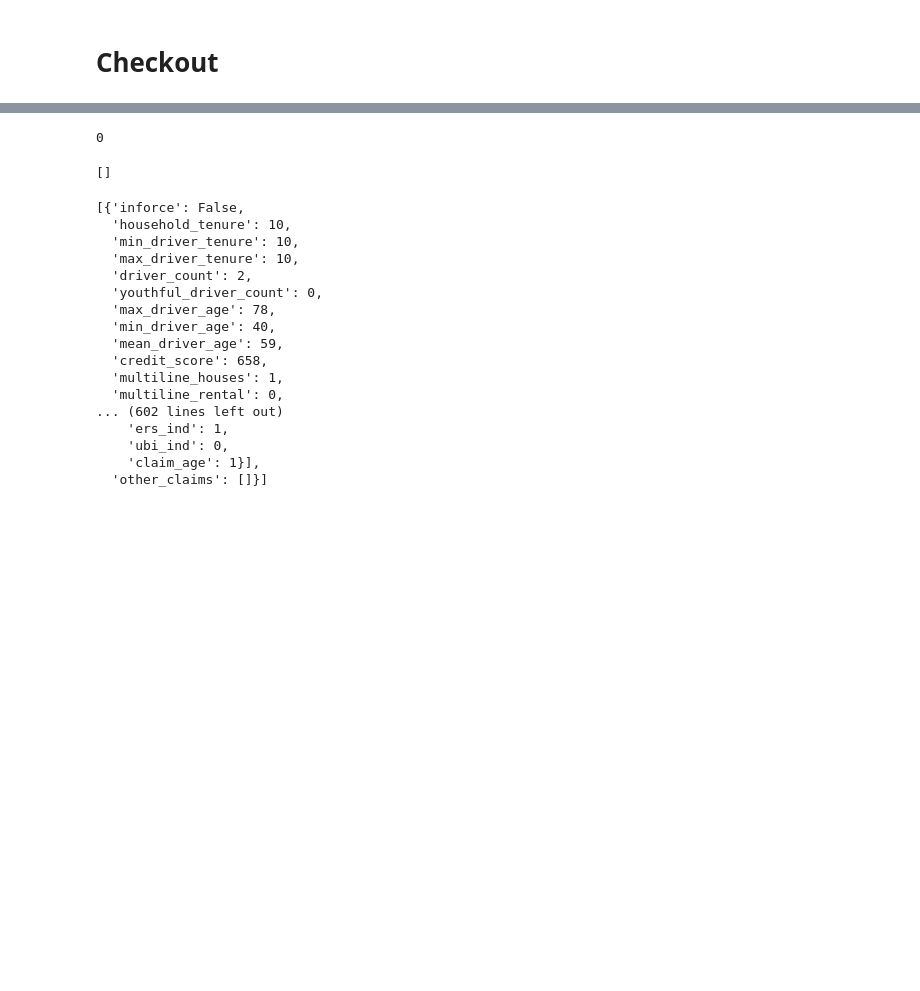
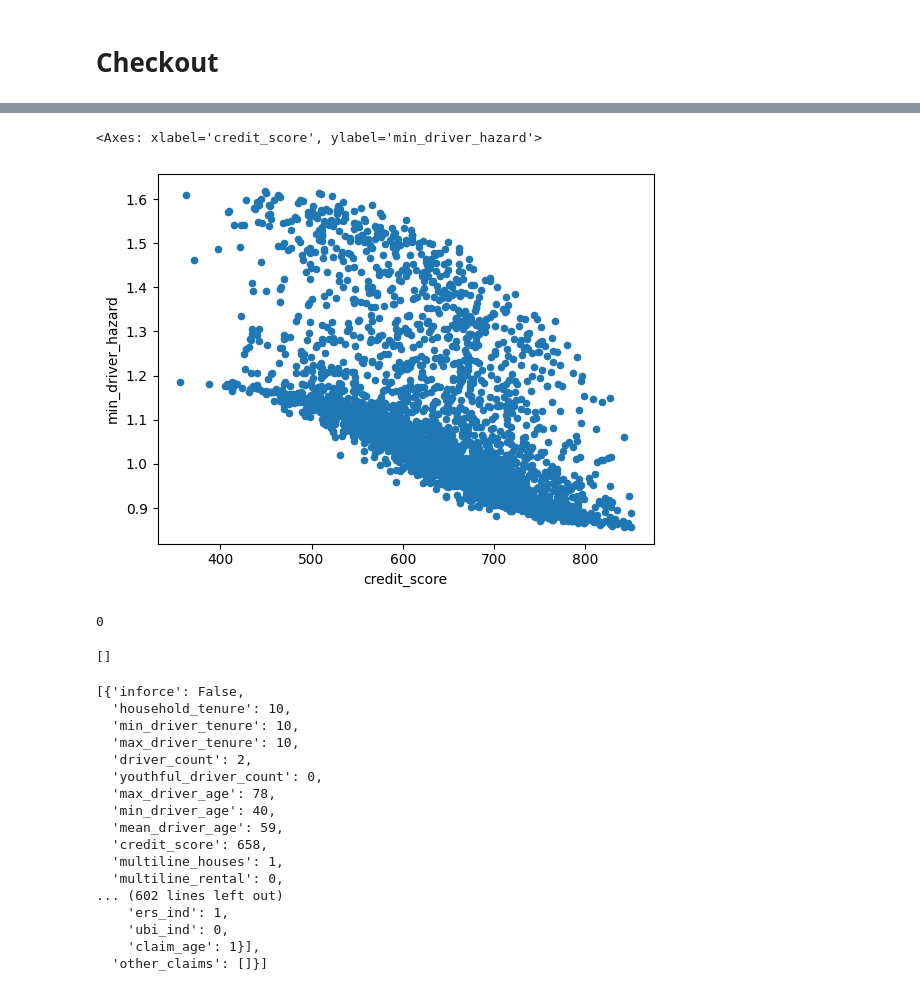
Before and after one commit to rosacker/msds_498_insurance_loss_modeling, a Jupyter notebook: synthetic_data_creation/Data_Creation.ipynb, the cells around one changed output, grey strips where cells are left out. Cells and saved outputs as stored; diff of their text form; code cells hidden in the pictures; blank space fills up the shorter version.

```diff
--- a/synthetic_data_creation/Data_Creation.ipynb
+++ b/synthetic_data_creation/Data_Creation.ipynb
@@ -63,3 +73,10 @@ result_df[['max_driver_hazard']].plot.hist()
+# %%
+result_df \
+    [result_df['driver_count'] == 1] \
+    .plot.scatter(x = 'credit_score', y = 'min_driver_hazard')
+# %% [output]
+<Axes: xlabel='credit_score', ylabel='min_driver_hazard'>
+[figure, added]
 # %%
 for x in houses:
   x.move_forward_n_years(random.randint(1, 30))
```
Also changed, not shown: parts of 4 cells of this notebook, 2 other files.
